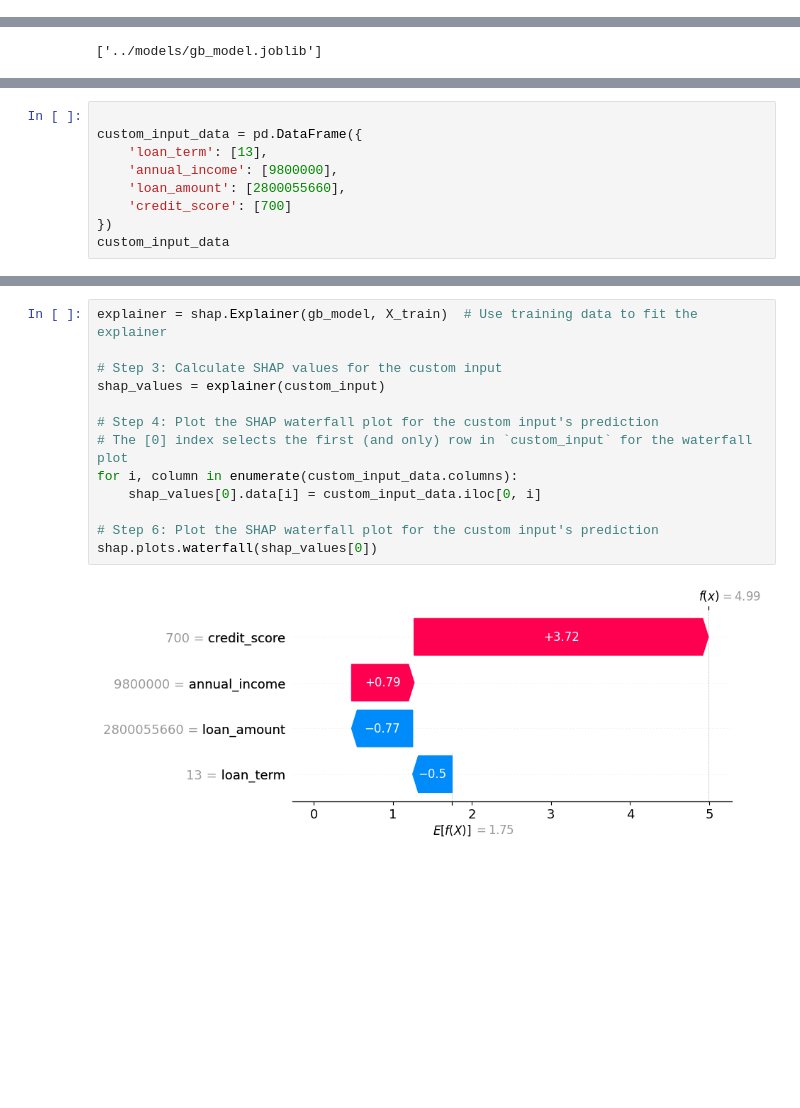
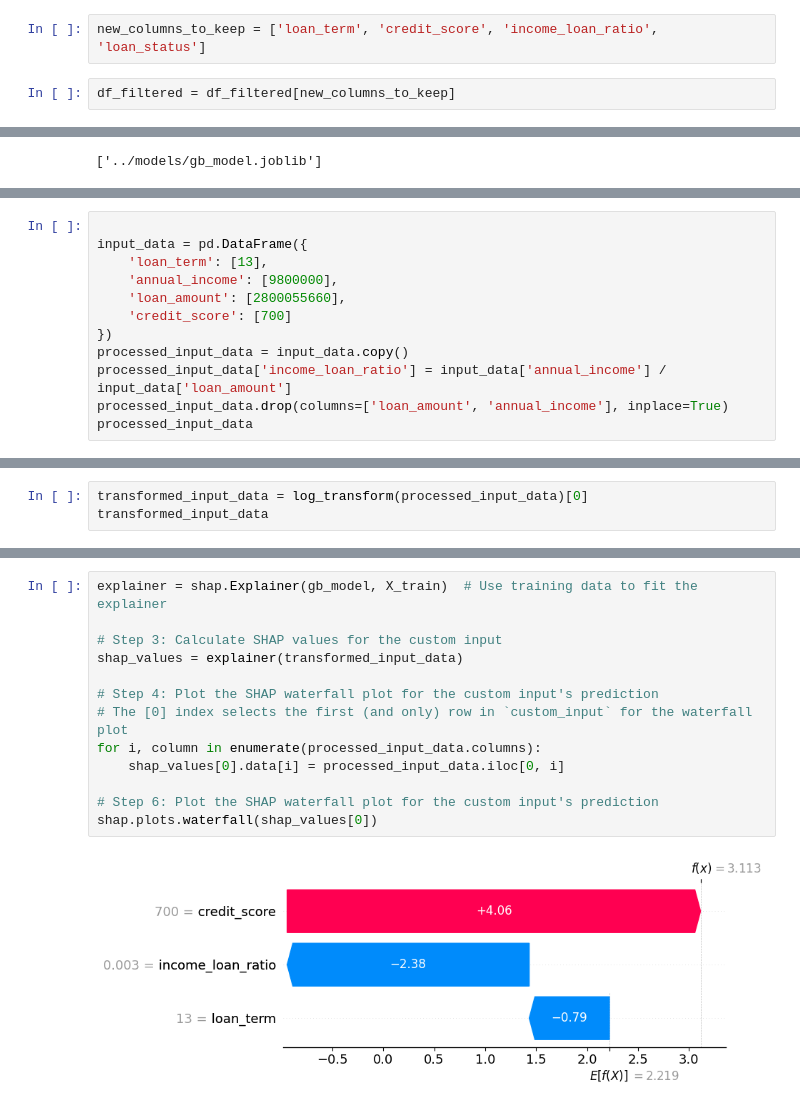
Before and after one commit to muchai254/loan-prediction, a Jupyter notebook: notebooks/eda.ipynb, the cells around one changed output, grey strips where cells are left out. Cells and saved outputs as stored; diff of their text form; blank space fills up the shorter version.

```diff
--- a/notebooks/eda.ipynb
+++ b/notebooks/eda.ipynb
@@ -235,0 +264,4 @@ memory usage: 166.9 KB
+# %%
+new_columns_to_keep = ['loan_term', 'credit_score', 'income_loan_ratio', 'loan_status']
+# %%
+df_filtered = df_filtered[new_columns_to_keep]
@@ -424,10 +470,13 @@ shap.summary_plot(shap_values, X_test)
 # %%
 
-custom_input_data = pd.DataFrame({
+input_data = pd.DataFrame({
     'loan_term': [13],
     'annual_income': [9800000],
     'loan_amount': [2800055660],
     'credit_score': [700]
 })
-custom_input_data
+processed_input_data = input_data.copy()
+processed_input_data['income_loan_ratio'] = input_data['annual_income'] / input_data['loan_amount']
+processed_input_data.drop(columns=['loan_amount', 'annual_income'], inplace=True)
+processed_input_data
 # %% [output]
@@ -441,0 +485,3 @@ custom_input
+# %%
+transformed_input_data = log_transform(processed_input_data)[0]
+transformed_input_data
@@ -447,15 +496,15 @@ array([1])
 # %%
 explainer = shap.Explainer(gb_model, X_train)  # Use training data to fit the explainer
 
 # Step 3: Calculate SHAP values for the custom input
-shap_values = explainer(custom_input)
+shap_values = explainer(transformed_input_data)
 
 # Step 4: Plot the SHAP waterfall plot for the custom input's prediction
 # The [0] index selects the first (and only) row in `custom_input` for the waterfall plot
-for i, column in enumerate(custom_input_data.columns):
-    shap_values[0].data[i] = custom_input_data.iloc[0, i]
+for i, column in enumerate(processed_input_data.columns):
+    shap_values[0].data[i] = processed_input_data.iloc[0, i]
 
 # Step 6: Plot the SHAP waterfall plot for the custom input's prediction
 shap.plots.waterfall(shap_values[0])
 # %% [output]
-[figure, old version]
+[figure, new version]
```
Also changed, not shown: parts of 18 cells of this notebook, 7 other files.
